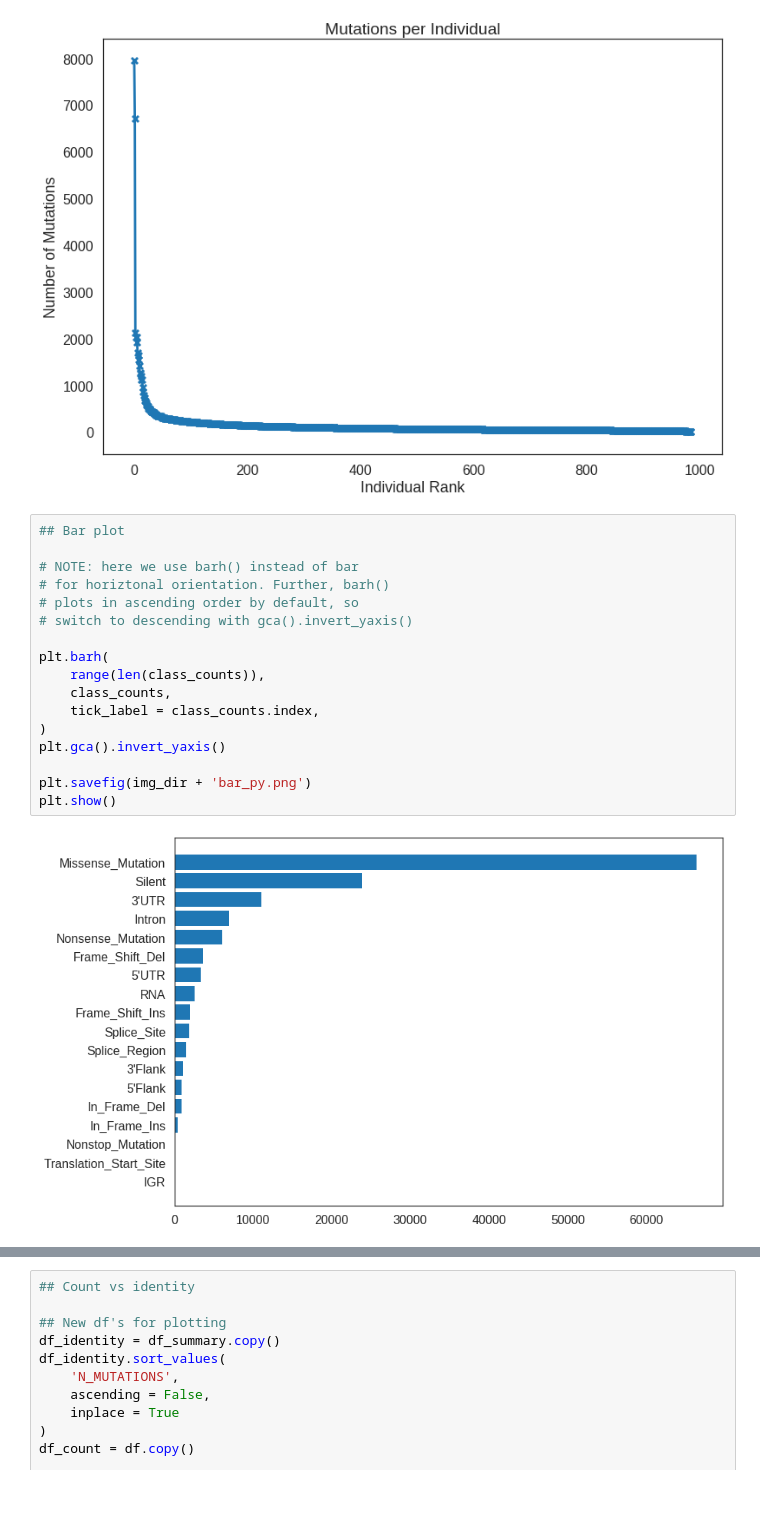
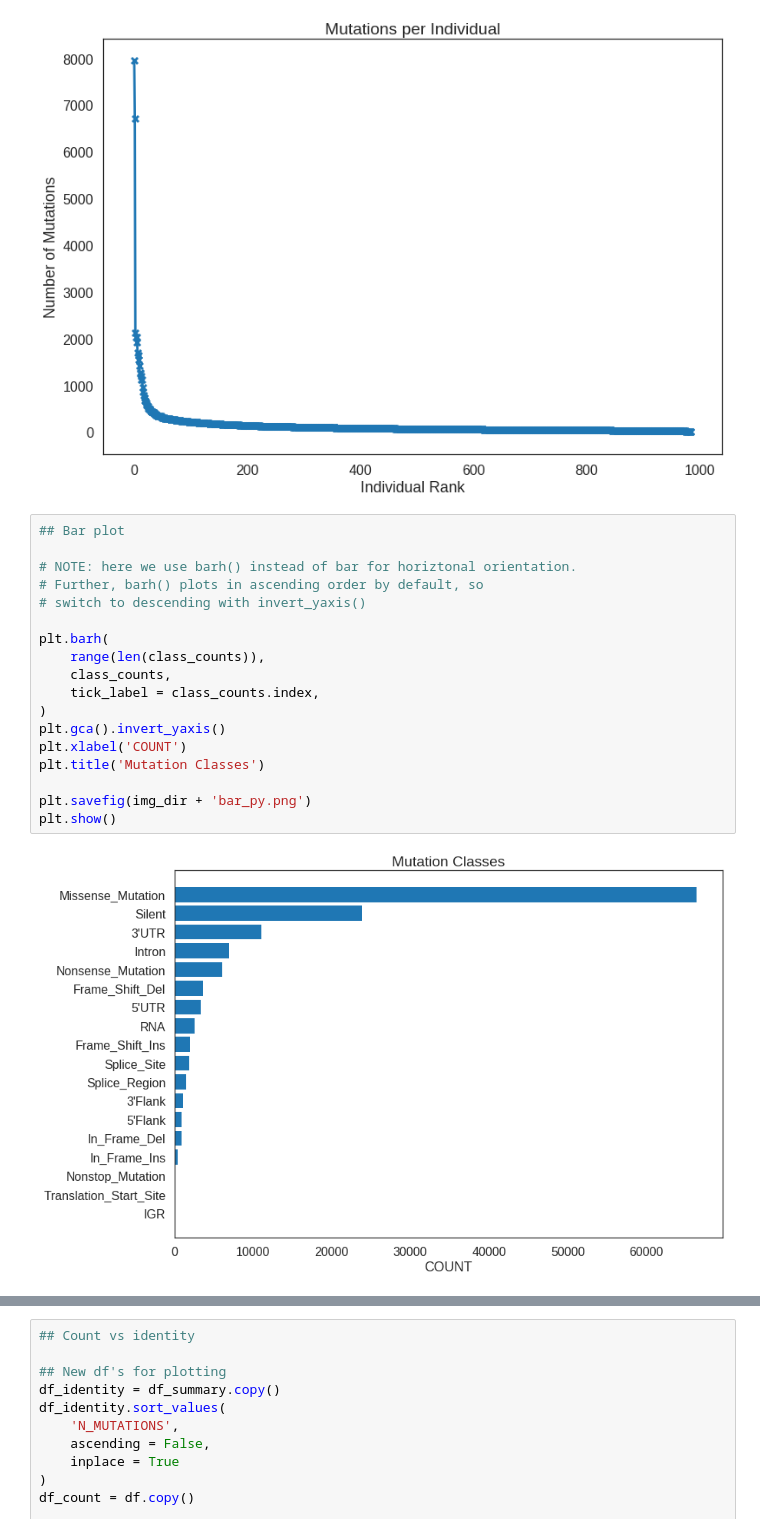
Before and after one commit to carMartinez/eda_python_vs_r, a Jupyter notebook: python_explore.ipynb, the cells around one changed output, grey strips where cells are left out. Saved outputs shown, nothing was run; the diff lists cells and outputs as text; blank space fills up the shorter version.

```diff
--- a/python_explore.ipynb
+++ b/python_explore.ipynb
@@ -528,22 +596,23 @@ plt.show()
 # %%
 ## Bar plot
 
-# NOTE: here we use barh() instead of bar
-# for horiztonal orientation. Further, barh()
-# plots in ascending order by default, so
-# switch to descending with gca().invert_yaxis()
+# NOTE: here we use barh() instead of bar for horiztonal orientation.
+# Further, barh() plots in ascending order by default, so
+# switch to descending with invert_yaxis()
 
 plt.barh(
     range(len(class_counts)),
     class_counts,
     tick_label = class_counts.index,
 )
 plt.gca().invert_yaxis()
+plt.xlabel('COUNT')
+plt.title('Mutation Classes')
 
 plt.savefig(img_dir + 'bar_py.png')
 plt.show()
 # %% [output]
-[figure, old version]
+[figure, new version]
 # %%
 ## Subplots
 
```
Also changed, not shown: parts of 5 cells of this notebook, 2 other files.
